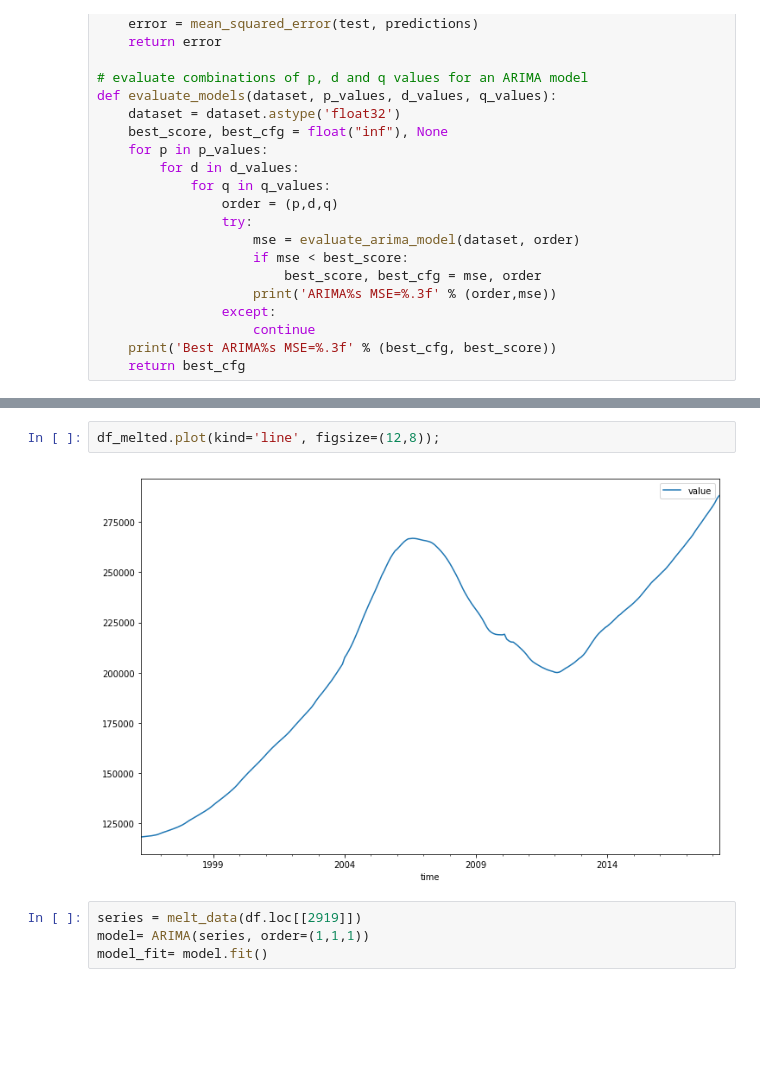
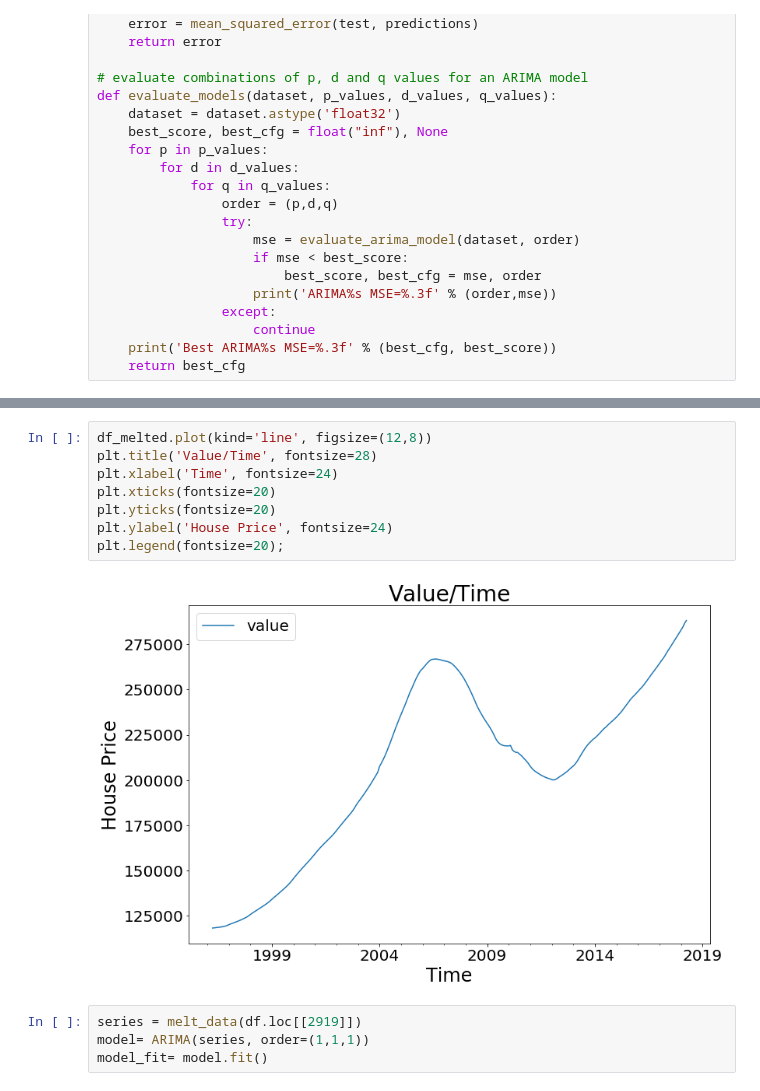
Before and after one commit to illumi91/dsc-mod-4-project-online-ds-pt-051319, a Jupyter notebook: mod_4_starter_notebook.ipynb, the cells around one changed output, grey strips where cells are left out. Saved outputs shown, nothing was run; the diff lists cells and outputs as text; blank space fills up the shorter version.

```diff
--- a/mod_4_starter_notebook.ipynb
+++ b/mod_4_starter_notebook.ipynb
@@ -196,7 +205,13 @@ df_melted.head()
-# %%
-df_melted.plot(kind='line', figsize=(12,8));
-# %% [output]
-[figure, removed]
+# %%
+df_melted.plot(kind='line', figsize=(12,8))
+plt.title('Value/Time', fontsize=28)
+plt.xlabel('Time', fontsize=24)
+plt.xticks(fontsize=20)
+plt.yticks(fontsize=20)
+plt.ylabel('House Price', fontsize=24)
+plt.legend(fontsize=20);
+# %% [output]
+[figure, added]
 # %%
 series = melt_data(df.loc[[2919]])
 model= ARIMA(series, order=(1,1,1))
```
Also changed, not shown: parts of 35 cells of this notebook.
